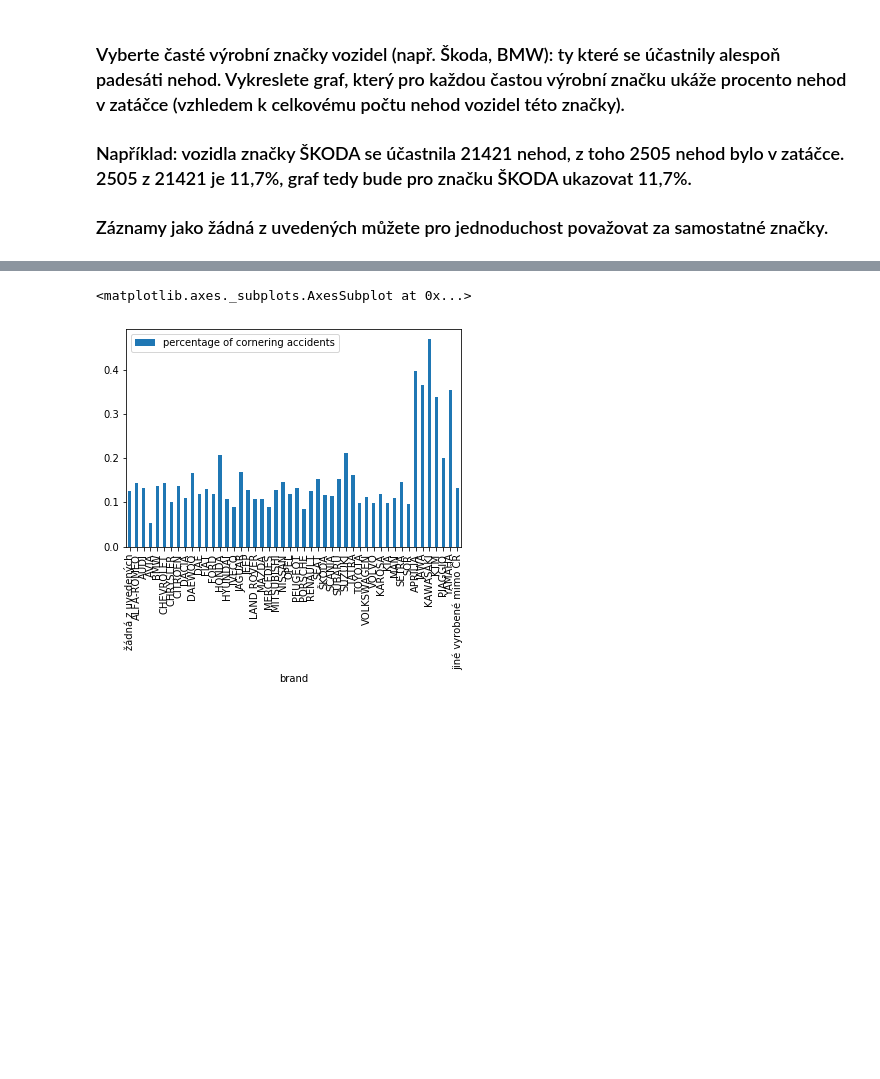
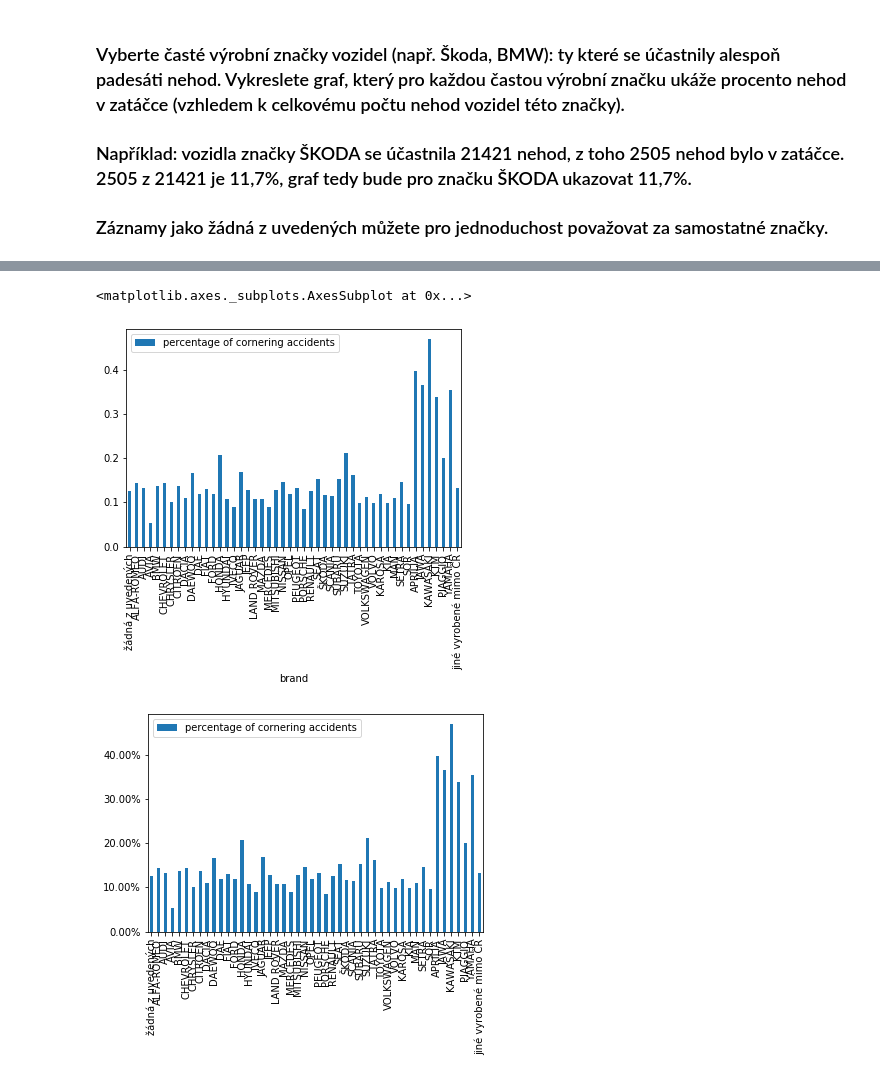
Before and after one commit to CapekM/PYT-Pandas, a Jupyter notebook: Untitled.ipynb, the cells around one changed output, grey strips where cells are left out. Drawn from its saved outputs; the diff is of its cells as text; code cells hidden in the pictures; blank space fills up the shorter version.

```diff
--- a/Untitled.ipynb
+++ b/Untitled.ipynb
@@ -98,17 +102,23 @@ data.plot.bar()
 # %%
 count = clean.groupby('vyrobni_znacka_motoroveho_vozidla').count()['identifikacni_cislo']
 mask = count > 50
 
 accidents_in_kurve = clean[clean['smerove_pomery'] == 3]
 count_in_kurve = accidents_in_kurve.groupby('vyrobni_znacka_motoroveho_vozidla').count()['identifikacni_cislo']
 percenntage = (count_in_kurve/count)[mask]
 percenntage = percenntage.to_frame()
 
 decode = pd.DataFrame(data=decode_key['vyrobni_znacka_motoroveho_vozidla'].values(), index=decode_key['vyrobni_znacka_motoroveho_vozidla'].keys(), columns=['brand'])
 
 percenntage = percenntage.join(decode)
 percenntage = percenntage.set_index('brand').rename(columns={"identifikacni_cislo": "percentage of cornering accidents"})
 percenntage.plot.bar()
+ax = data.plot.bar()
+
+vals = ax.get_yticks()
+ax.set_yticklabels(['{:,.2%}'.format(x) for x in vals])
+ax
 # %% [output]
 <matplotlib.axes._subplots.AxesSubplot at 0x...>
 [figure]
+[figure, added]
```
Also changed, not shown: parts of 1 cell of this notebook.
